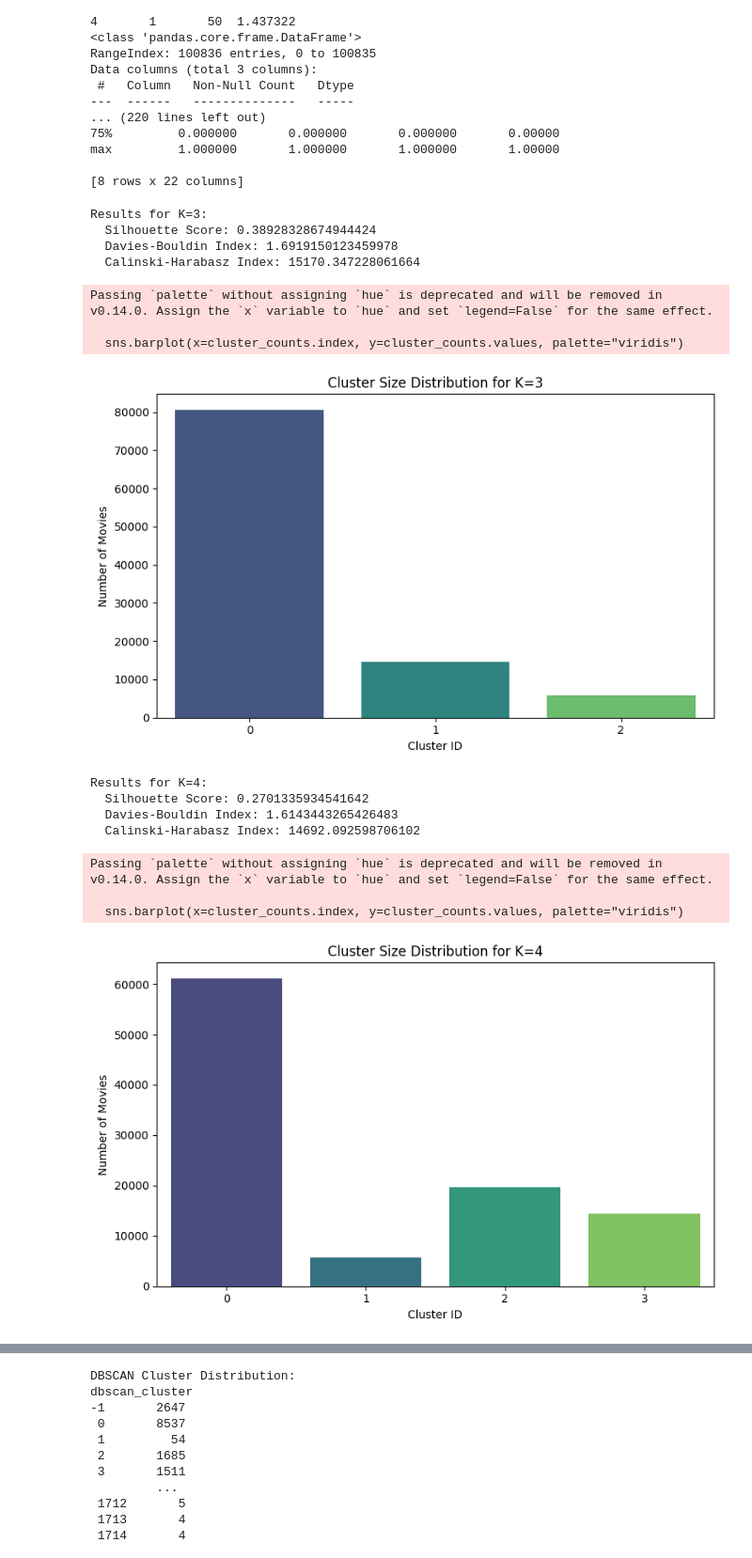
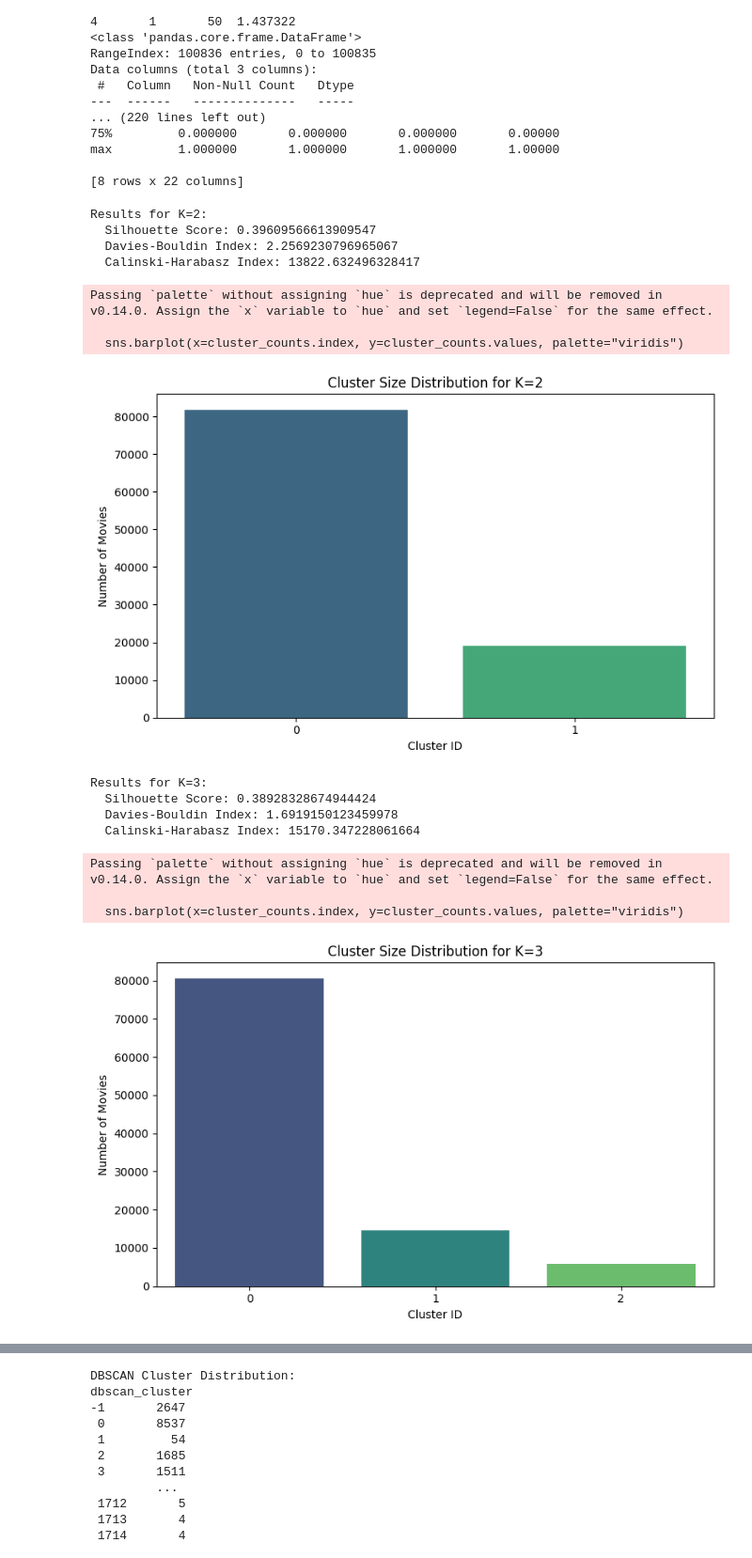
Before and after one commit to rafis-hub/daata_analysisandML, a Jupyter notebook: data_project/MOVIES.ipynb, the cells around one changed output, grey strips where cells are left out. Shown at 94% size. Saved outputs shown, nothing was run; the diff lists cells and outputs as text; code cells hidden in the pictures.

```diff
--- a/data_project/MOVIES.ipynb
+++ b/data_project/MOVIES.ipynb
@@ -239,7 +239,7 @@ pca = PCA(n_components=10)
 features_reduced = pca.fit_transform(features_scaled)
 
 # ---------------------- Step 3: Finding the Optimal K for K-Means ----------------------
-K_range = range(3, 11)
+K_range = range(2, 11)
 inertia = []
 silhouette_scores = []
 davies_bouldin_scores = []
@@ -299,9 +299,10 @@ plt.show()
 #These plots help visually determine a good K. If there’s a clear elbow or a peak in silhouette, that’s often a good candidate.
 
 # Select the best K based on maximum silhouette score using the reduced features.
-best_k = max(K_range, key=lambda k: silhouette_score(features_reduced,
-              KMeans(n_clusters=k, random_state=42, n_init=10).fit_predict(features_reduced)))
-best_k=5
+# best_k = max(K_range, key=lambda k: silhouette_score(features_reduced,
+#               KMeans(n_clusters=k, random_state=42, n_init=10).fit_predict(features_reduced)))
+
+best_k=3 #based on all metrics and the elbow method
 kmeans = KMeans(n_clusters=best_k, random_state=42, n_init=10)
 kmeans_labels = kmeans.fit_predict(features_reduced)
 
@@ -320,8 +321,8 @@ plt.tight_layout()
 plt.show()
 
 # ---------------------- Step 4: DBSCAN Optimization ----------------------
-eps_values = [0.3, 0.4, 0.5]
-min_samples_values = [4, 5, 6]
+eps_values = [0.3, 0.4, 0.5, 0.6]
+min_samples_values = [3, 4, 5, 6, 7]
 best_eps, best_min_samples, best_silhouette = None, None, -1
 dbscan_results = []
 
@@ -336,43 +337,43 @@ for eps in eps_values:
             ch_score = calinski_harabasz_score(features_reduced, labels)
             outliers = np.sum(labels == -1)
 
             dbscan_results.append((eps, min_samples, sil_score, davies_score, ch_score, outliers))
             if sil_score > best_silhouette:
                 best_silhouette = sil_score
                 best_eps, best_min_samples = eps, min_samples
 
 #A good silhouette can indicate that DBSCAN is finding meaningful clusters (instead of labeling most points as outliers).
 
 
 print(f"\nBest DBSCAN Parameters: eps={best_eps}, min_samples={best_min_samples}, Silhouette={best_silhouette}")
 
 dbscan_opt = DBSCAN(eps=best_eps, min_samples=best_min_samples)
 dbscan_labels_opt = dbscan_opt.fit_predict(features_reduced)
 
 #visualizing dbscan clusters
 plt.figure(figsize=(8, 6))
 sns.scatterplot(x=features_pca[:, 0], y=features_pca[:, 1], hue=dbscan_labels_opt,
                 palette="coolwarm", s=50)
 plt.title(f"DBSCAN Clustering (eps={best_eps}, min_samples={best_min_samples})")
 plt.xlabel("PCA Component 1")
 plt.ylabel("PCA Component 2")
 plt.legend(title="Cluster")
 plt.tight_layout()
 plt.show()
 # %% [output]
-Results for K=3:
-  Silhouette Score: 0.38928328674944424
-  Davies-Bouldin Index: 1.6919150123459978
-  Calinski-Harabasz Index: 15170.347228061664
+Results for K=2:
+  Silhouette Score: 0.39609566613909547
+  Davies-Bouldin Index: 2.2569230796965067
+  Calinski-Harabasz Index: 13822.632496328417
 Passing `palette` without assigning `hue` is deprecated and will be removed in v0.14.0. Assign the `x` variable to `hue` and set `legend=False` for the same effect.
 
   sns.barplot(x=cluster_counts.index, y=cluster_counts.values, palette="viridis")
-[figure, old version]
+[figure, new version]
-Results for K=4:
-  Silhouette Score: 0.2701335934541642
-  Davies-Bouldin Index: 1.6143443265426483
-  Calinski-Harabasz Index: 14692.092598706102
+Results for K=3:
+  Silhouette Score: 0.38928328674944424
+  Davies-Bouldin Index: 1.6919150123459978
+  Calinski-Harabasz Index: 15170.347228061664
 Passing `palette` without assigning `hue` is deprecated and will be removed in v0.14.0. Assign the `x` variable to `hue` and set `legend=False` for the same effect.
 
   sns.barplot(x=cluster_counts.index, y=cluster_counts.values, palette="viridis")
-[figure, old version]
+[figure, new version]
```
Also changed, not shown: parts of 4 cells of this notebook, 14 other files.
